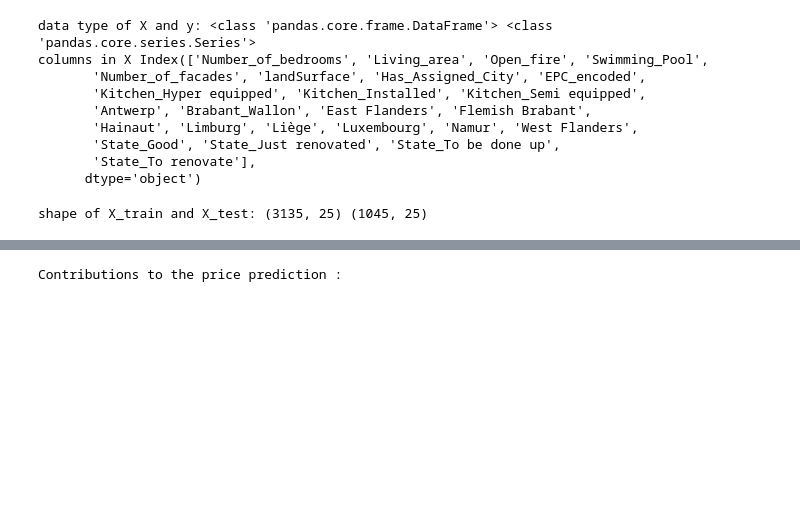
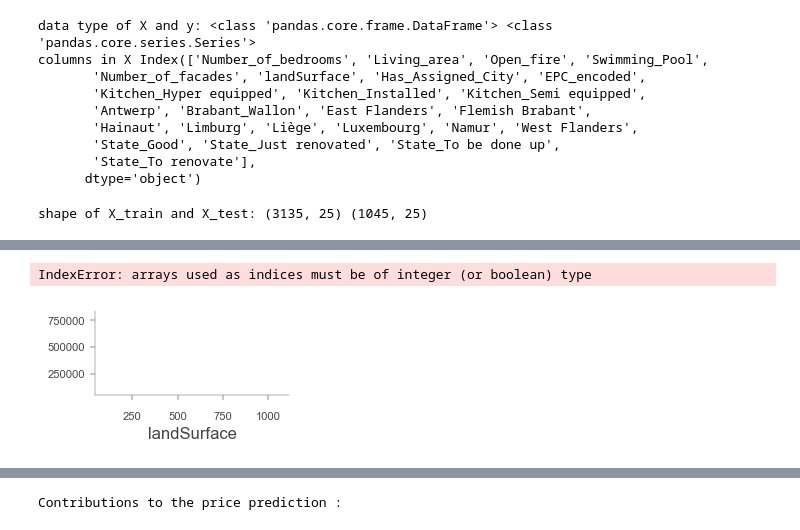
Before and after one commit to Pe789/immo-eliza-ml, a Jupyter notebook: ML DT.ipynb, the cells around one changed output, grey strips where cells are left out. Cells and saved outputs as stored; diff of their text form; code cells hidden in the pictures; blank space fills up the shorter version.

```diff
--- a/ML DT.ipynb
+++ b/ML DT.ipynb
@@ -125,3 +137,17 @@ reg.score(X_test_st,y_test)
+# %%
+# Visualize the decision tree using dtreeviz
+viz = dtreeviz.model(reg, X_train, y_train,
+               target_name='SalePrice', feature_names=X_train.columns.tolist())
+
+# In Jupyter Notebook, you can directly view the visual using the below:
+# viz.view()  # Renders and displays the SVG visualization
+
+# In PyCharm, you can render and display the SVG image:
+v = viz.view()     # render as SVG into internal object
+v.show()           # pop up window
+# %% [output]
+IndexError: arrays used as indices must be of integer (or boolean) type
+[figure, added]
 # %%
 ### interpretation ###
 print("'base'-price :", reg.intercept_)
```
Also changed, not shown: parts of 5 cells of this notebook, 9 other files.
